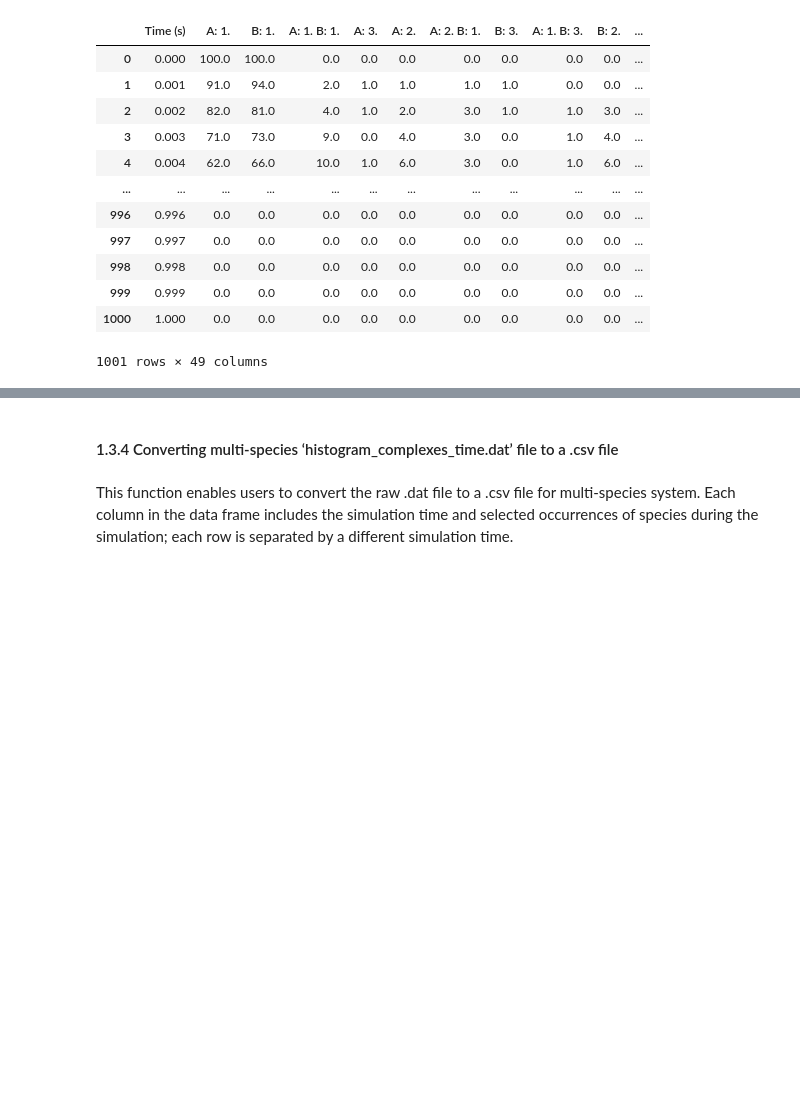
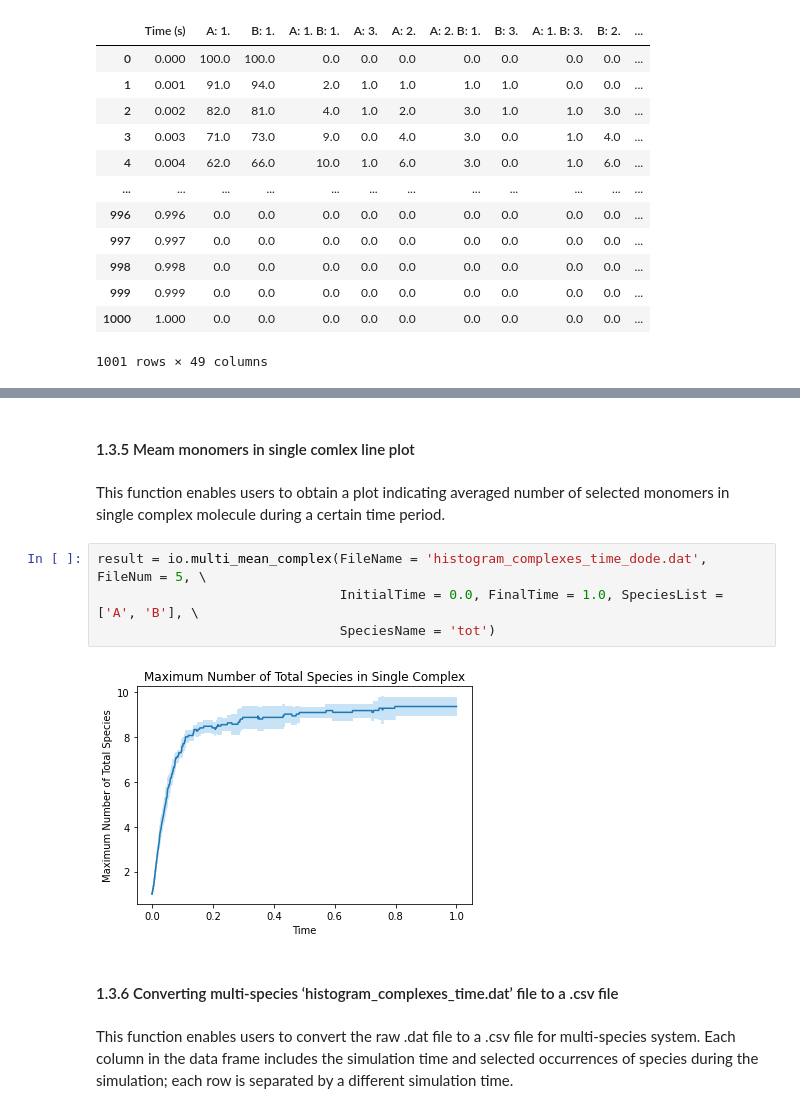
Before and after one commit to jonathanfischer97/ionerdss, a Jupyter notebook: Tutorial/MultiSpeciesTutorial/ioNERDSSTutorialMulti.ipynb, the cells around one changed output, grey strips where cells are left out. Cells and saved outputs as stored; diff of their text form; blank space fills up the shorter version.

```diff
--- a/Tutorial/MultiSpeciesTutorial/ioNERDSSTutorialMulti.ipynb
+++ b/Tutorial/MultiSpeciesTutorial/ioNERDSSTutorialMulti.ipynb
@@ -86,5 +106,15 @@ io.multi_hist_to_df(FileName = 'histogram_complexes_time_dode_1.dat', SaveCsv =
+# %% [markdown]
+#### 1.3.5 Meam monomers in single comlex line plot
+# %% [markdown]
+This function enables users to obtain a plot indicating averaged number of selected monomers in single complex molecule during a certain time period.
+# %%
+result = io.multi_mean_complex(FileName = 'histogram_complexes_time_dode.dat', FileNum = 5, \
+                               InitialTime = 0.0, FinalTime = 1.0, SpeciesList = ['A', 'B'], \
+                               SpeciesName = 'tot')
+# %% [output]
+[figure, added]
 # %% [markdown]
-#### 1.3.4 Converting multi-species ‘histogram_complexes_time.dat’ file to a .csv file
+#### 1.3.6 Converting multi-species ‘histogram_complexes_time.dat’ file to a .csv file
 # %% [markdown]
 This function enables users to convert the raw .dat file to a .csv file for multi-species system. Each column in the data frame includes the simulation time and selected occurrences of species during the simulation; each row is separated by a different simulation time.
 # %%
```
Also changed, not shown: parts of 43 cells of this notebook, 2 other files.
